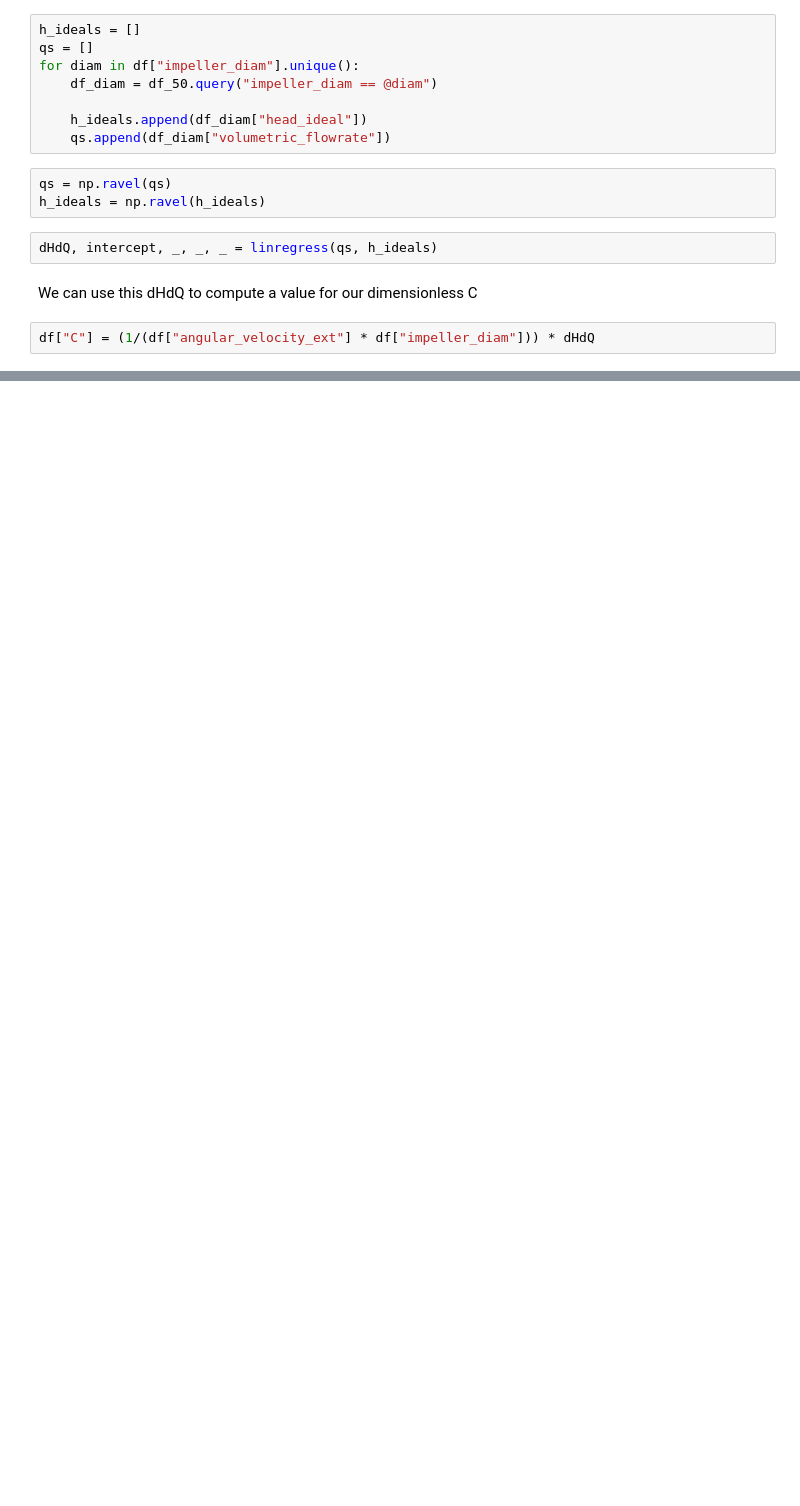
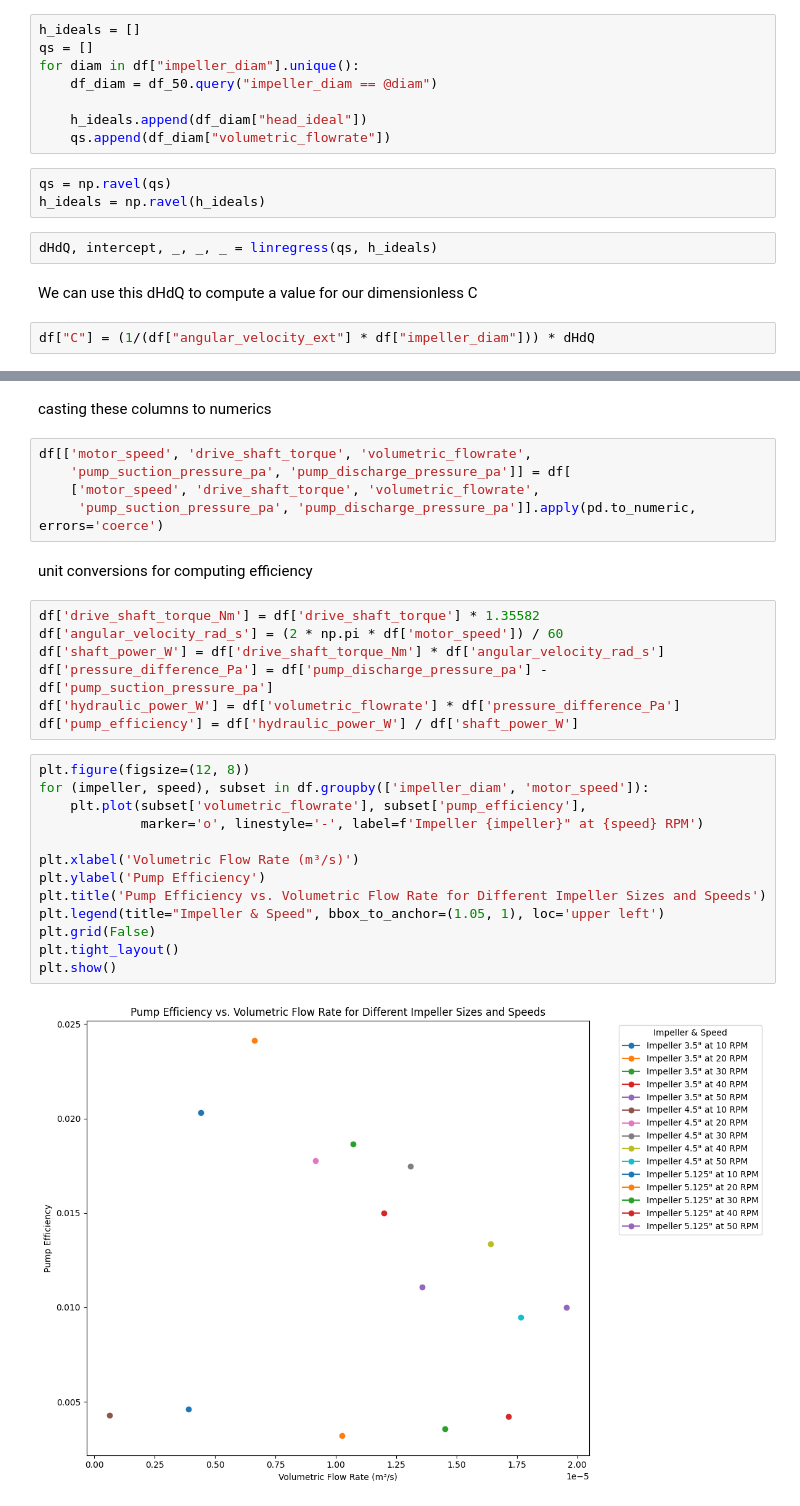
Before and after one commit to rahilisashaik/cbe154, a Jupyter notebook: centrifugal-pump/exp-data-analysis.ipynb, the cells around one changed output, grey strips where cells are left out. Drawn from its saved outputs; the diff is of its cells as text; blank space fills up the shorter version.

Commit message:
up to date with 1-6 + 10 efficiency calculations

```diff
--- a/centrifugal-pump/exp-data-analysis.ipynb
+++ b/centrifugal-pump/exp-data-analysis.ipynb
@@ -423,0 +619,31 @@ df
+# %% [markdown]
+casting these columns to numerics
+# %%
+df[['motor_speed', 'drive_shaft_torque', 'volumetric_flowrate',
+    'pump_suction_pressure_pa', 'pump_discharge_pressure_pa']] = df[
+    ['motor_speed', 'drive_shaft_torque', 'volumetric_flowrate',
+     'pump_suction_pressure_pa', 'pump_discharge_pressure_pa']].apply(pd.to_numeric, errors='coerce')
+# %% [markdown]
+unit conversions for computing efficiency
+# %%
+df['drive_shaft_torque_Nm'] = df['drive_shaft_torque'] * 1.35582
+df['angular_velocity_rad_s'] = (2 * np.pi * df['motor_speed']) / 60
+df['shaft_power_W'] = df['drive_shaft_torque_Nm'] * df['angular_velocity_rad_s']
+df['pressure_difference_Pa'] = df['pump_discharge_pressure_pa'] - df['pump_suction_pressure_pa']
+df['hydraulic_power_W'] = df['volumetric_flowrate'] * df['pressure_difference_Pa']
+df['pump_efficiency'] = df['hydraulic_power_W'] / df['shaft_power_W']
+# %%
+plt.figure(figsize=(12, 8))
+for (impeller, speed), subset in df.groupby(['impeller_diam', 'motor_speed']):
+    plt.plot(subset['volumetric_flowrate'], subset['pump_efficiency'],
+             marker='o', linestyle='-', label=f'Impeller {impeller}" at {speed} RPM')
+
+plt.xlabel('Volumetric Flow Rate (m³/s)')
+plt.ylabel('Pump Efficiency')
+plt.title('Pump Efficiency vs. Volumetric Flow Rate for Different Impeller Sizes and Speeds')
+plt.legend(title="Impeller & Speed", bbox_to_anchor=(1.05, 1), loc='upper left')
+plt.grid(False)
+plt.tight_layout()
+plt.show()
+# %% [output]
+[figure, added]
```
Also changed, not shown: parts of 18 cells of this notebook.
